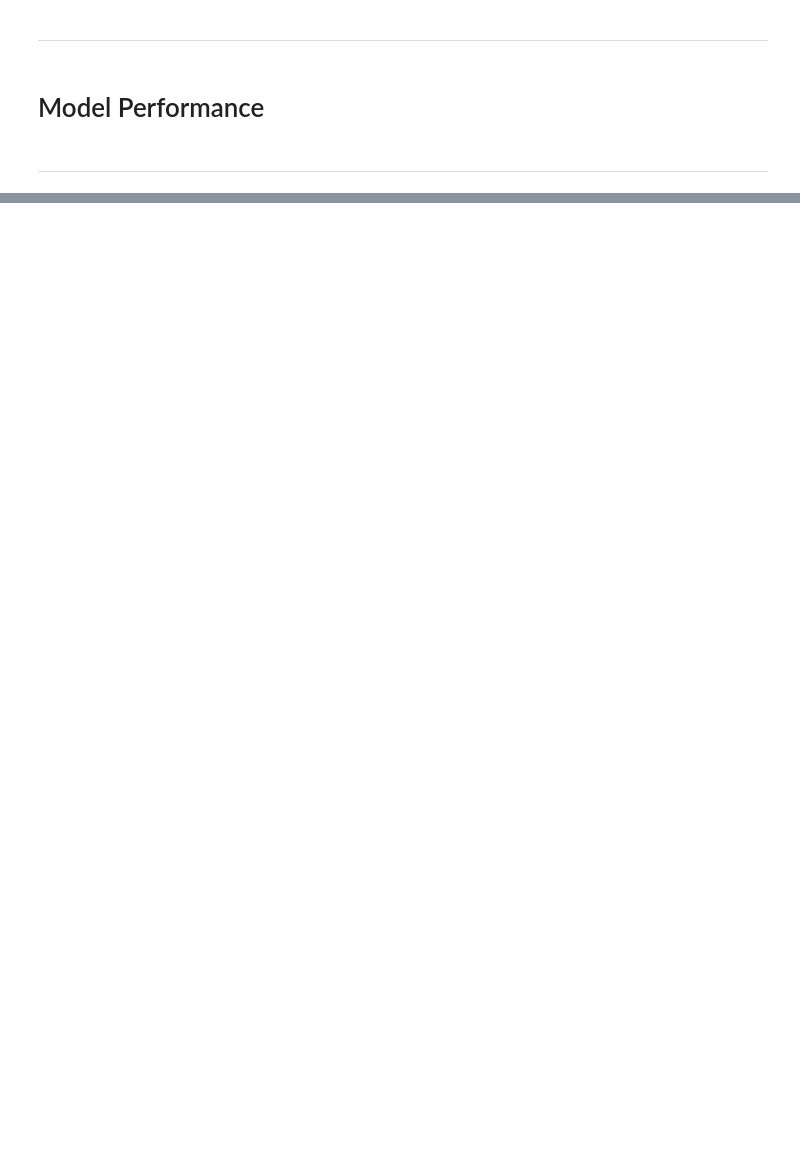
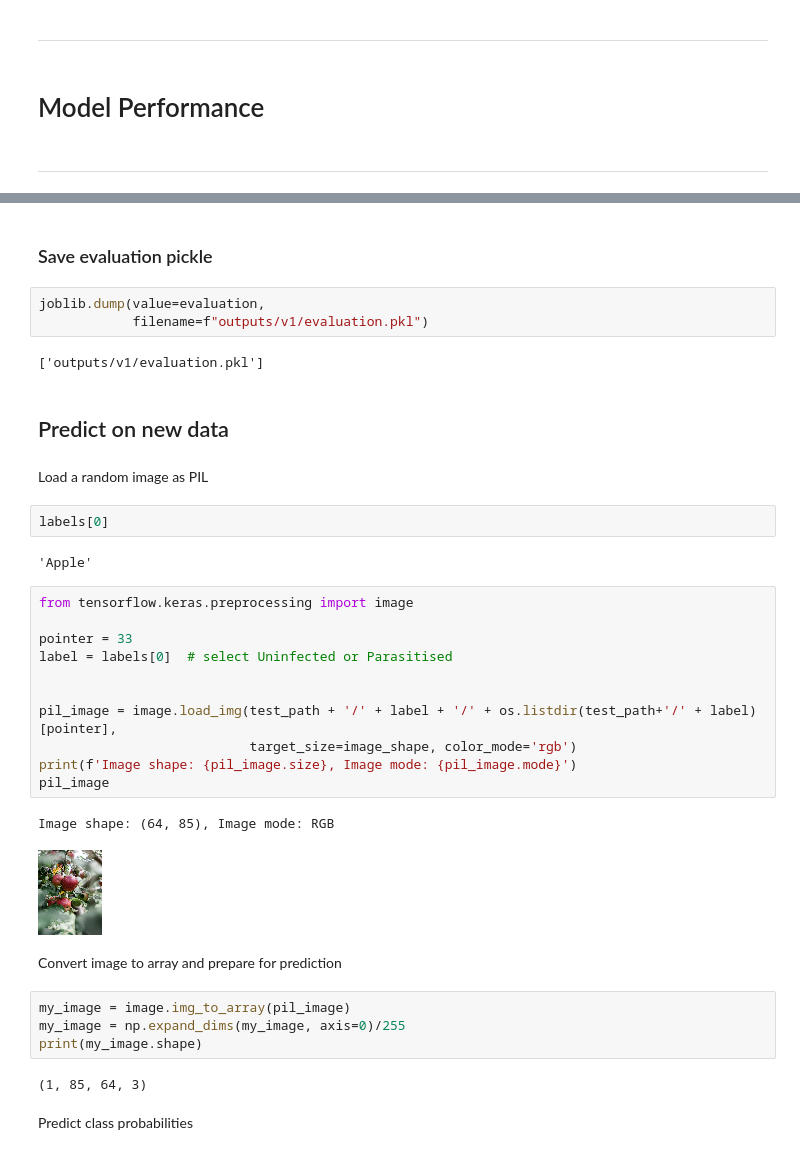
Before and after one commit to JarradBaker/CI_PP5_Apples, a Jupyter notebook: jupyter_notebooks/3 - Modelling_and_Evaluation.ipynb, the cells around one changed output, grey strips where cells are left out. Saved outputs shown, nothing was run; the diff lists cells and outputs as text; blank space fills up the shorter version.

```diff
--- a/jupyter_notebooks/3 - Modelling_and_Evaluation.ipynb
+++ b/jupyter_notebooks/3 - Modelling_and_Evaluation.ipynb
@@ -350,0 +420,39 @@ model.save('outputs/v1/malaria_detector_model.h5')
+# %% [markdown]
+### Save evaluation pickle
+# %%
+joblib.dump(value=evaluation,
+            filename=f"outputs/v1/evaluation.pkl")
+# %% [output]
+['outputs/v1/evaluation.pkl']
+# %% [markdown]
+## Predict on new data
+# %% [markdown]
+Load a random image as PIL
+# %%
+labels[0]
+# %% [output]
+'Apple'
+# %%
+from tensorflow.keras.preprocessing import image
+
+pointer = 33
+label = labels[0]  # select Uninfected or Parasitised
+
+
+pil_image = image.load_img(test_path + '/' + label + '/' + os.listdir(test_path+'/' + label)[pointer],
+                           target_size=image_shape, color_mode='rgb')
+print(f'Image shape: {pil_image.size}, Image mode: {pil_image.mode}')
+pil_image
+# %% [output]
+Image shape: (64, 85), Image mode: RGB
+[figure, added]
+# %% [markdown]
+Convert image to array and prepare for prediction
+# %%
+my_image = image.img_to_array(pil_image)
+my_image = np.expand_dims(my_image, axis=0)/255
+print(my_image.shape)
+# %% [output]
+(1, 85, 64, 3)
+# %% [markdown]
+Predict class probabilities
```
Also changed, not shown: parts of 18 cells of this notebook, 11 other files.
